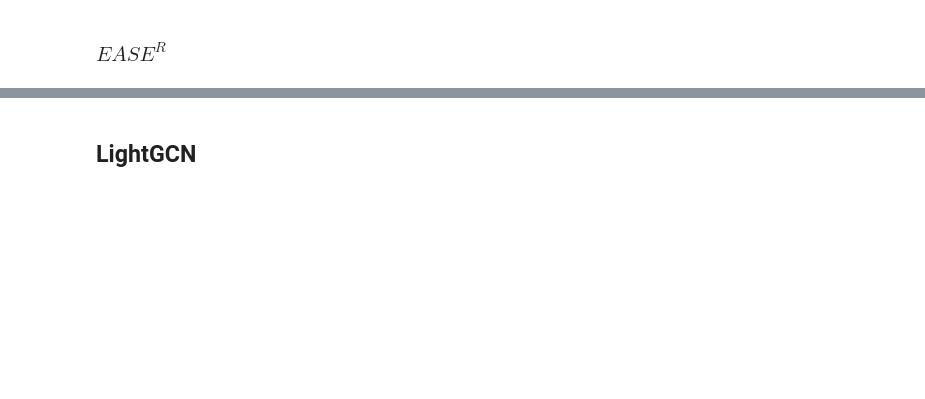
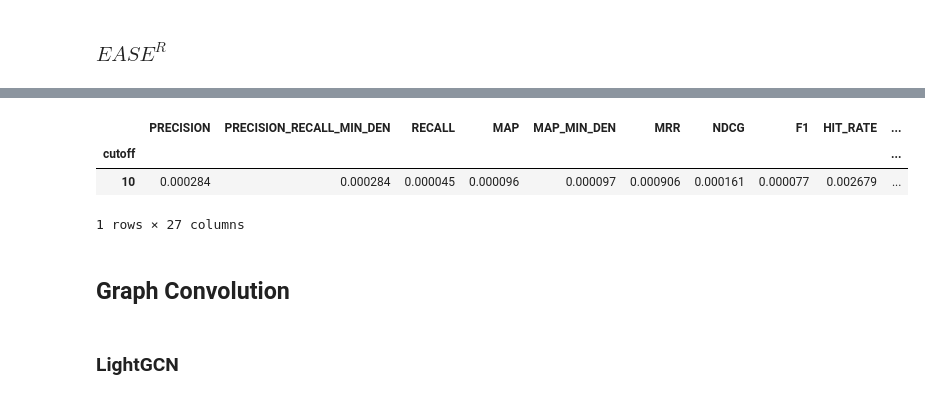
Before and after one commit to tomaz-suller/recsys, a Jupyter notebook: Practice extra 11 - Deep Learning Recommenders.ipynb, the cells around one changed output, grey strips where cells are left out. Saved outputs shown, nothing was run; the diff lists cells and outputs as text; code cells hidden in the pictures; blank space fills up the shorter version.

```diff
--- a/Practice extra 11 - Deep Learning Recommenders.ipynb
+++ b/Practice extra 11 - Deep Learning Recommenders.ipynb
@@ -508,0 +479,10 @@ from Recommenders.MatrixFactorization.PyTorch import MF_MSE_PyTorch
+# %%
+# Train and test type 2
+twotower_2 = TwoTowerRecommender_type2(URM_train, URM_train.shape[0], URM_train.shape[1], layers=[10,5,2,2], reg_layers=[0,0,0,0])
+
+twotower_2.fit(epochs=100, batch_size=1024, learning_rate=0.01)
+
+results_df, _ = evaluator_test.evaluateRecommender(twotower_2)
+
+results_df
+# %% [output]
@@ -509,2 +506,8 @@ from Recommenders.MatrixFactorization.PyTorch import MF_MSE_PyTorch
+|  | PRECISION | PRECISION_RECALL_MIN_DEN | RECALL | MAP | MAP_MIN_DEN | MRR | NDCG | F1 | HIT_RATE | ... |
+| cutoff |  |  |  |  |  |  |  |  |  | ... |
+| 10 | 0.000284 | 0.000284 | 0.000045 | 0.000096 | 0.000097 | 0.000906 | 0.000161 | 0.000077 | 0.002679 | ... |
+1 rows × 27 columns
+# %% [markdown]
+## Graph Convolution
 # %% [markdown]
-## LightGCN
+### LightGCN
```
Also changed, not shown: parts of 34 cells of this notebook.
